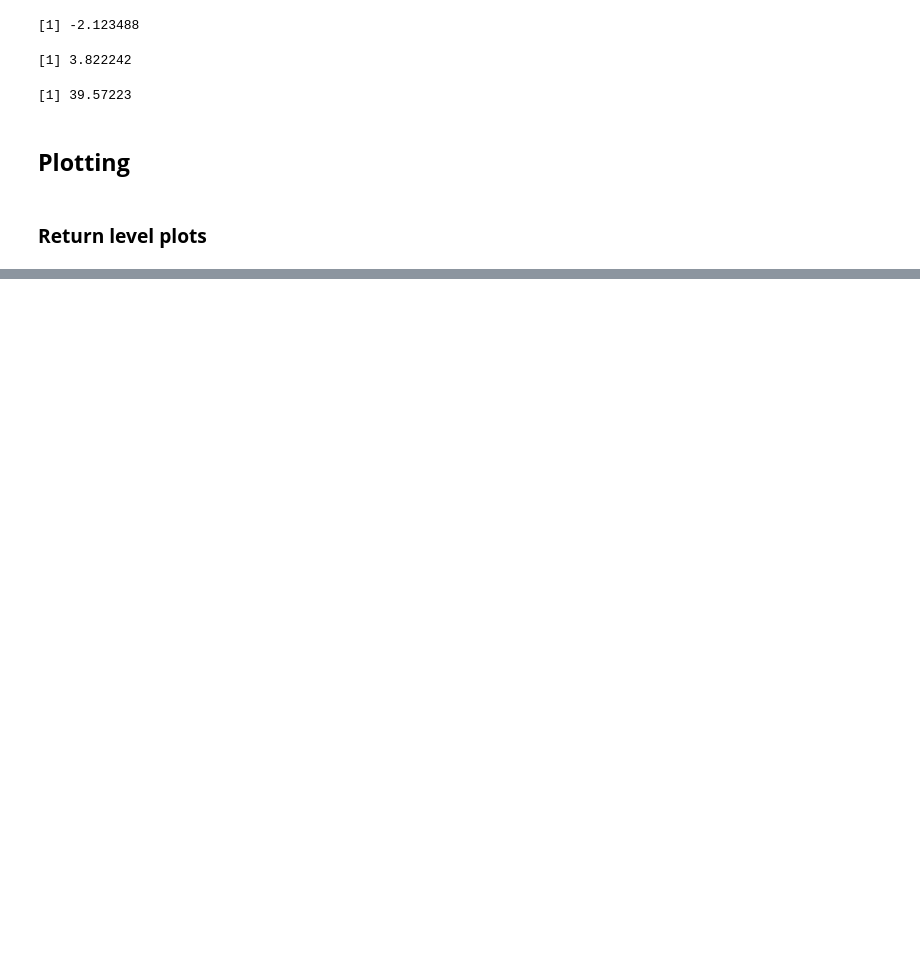
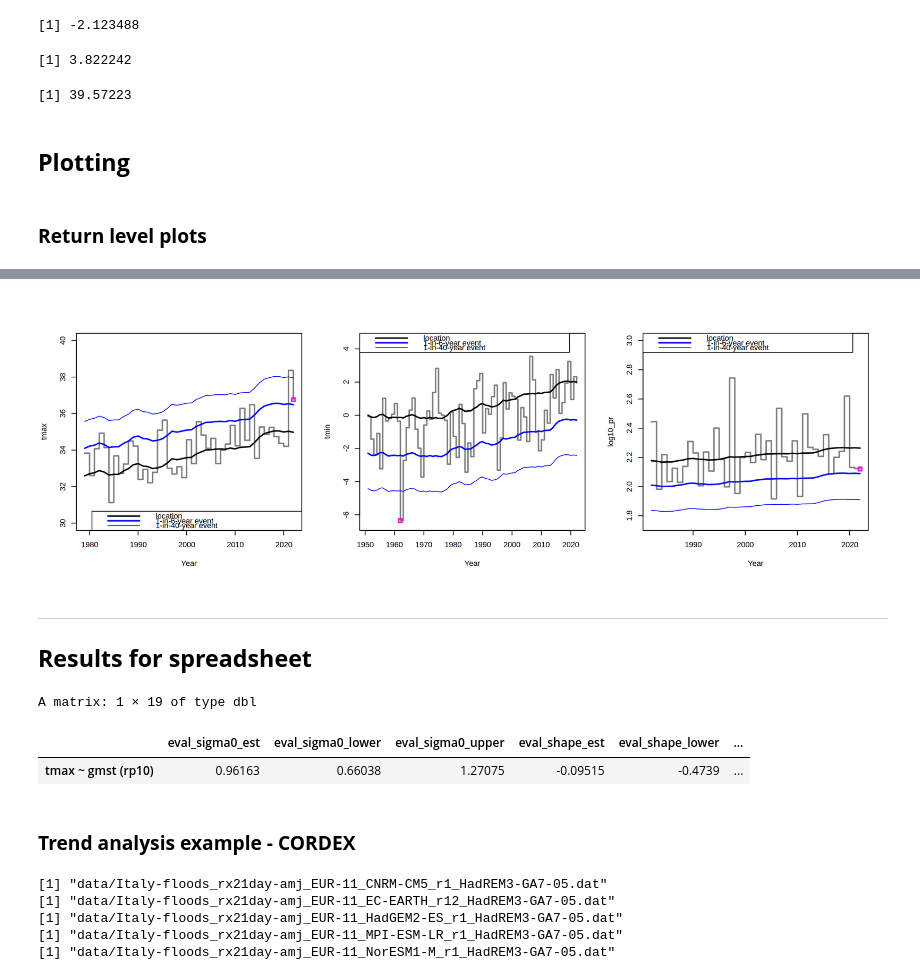
Before and after one commit to clairbarnes/wwa-archive, a Jupyter notebook: 00_model-fitting/working_R.ipynb, the cells around one changed output, grey strips where cells are left out. Drawn from its saved outputs; the diff is of its cells as text; code cells hidden in the pictures; blank space fills up the shorter version.

Commit message:
First version of model fitting methods

```diff
--- a/00_model-fitting/working_R.ipynb
+++ b/00_model-fitting/working_R.ipynb
@@ -455,0 +511,27 @@ plot_returnlevels(pr_fd, cov1 = gmst_2022, cov1_cf = gmst_pi)
+# %%
+plot_trend <- function(mdl, ylab = NA, legend_pos = "topleft", main = "", ...) {
+
+    if(is.na(ylab)) {ylab <- mdl$varnm}
+    if(is.na(ylim[1])) { ylim <- range(pretty(mdl$x)) }
+
+    plot(mdl$data$year, mdl$x, type = "s", lwd = 2, col = adjustcolor("black", alpha = 0.5), xlab = "Year", ylab = ylab, main = main, ...)
+
+    lines(mdl$data$year, ns_pars(mdl)$loc, col = "black", lwd = 2)
+    matplot(mdl$data$year, eff_return_level(c(6,40), mdl), type = "l", lty = 1, add = T, col = "blue", lwd = c(2,1))
+
+    points(mdl$data$year[mdl$ev_idx], mdl$x[mdl$ev_idx], col = "magenta", lwd = 2, pch = 0)
+
+    # add legend
+    legend(legend_pos, legend = c("location", "1-in-6-year event", "1-in-40-year event"), lty = 1, col = c("black", "blue", "blue"), lwd = c(2,2,1))
+}
+# %%
+prep_window(c(1,3))
+
+plot_trend(tmax_shift, legend_pos = "bottomright", ylim = c(30,40))
+plot_trend(tmin_shift, ylim = c(-6.5,4.5))
+plot_trend(pr_fd, ylim = c(1.75, 3))
+# %% [output]
+[figure, added]
+# %% [markdown]
+---
+## **Results for spreadsheet**
@@ -455,0 +630,51 @@ plot_returnlevels(pr_fd, cov1 = gmst_2022, cov1_cf = gmst_pi)
+# %%
+cmodel_results(tmax_shift, rp = 10, cov_pres = gmst_2022, nsamp = 1000)
+# %% [output]
+A matrix: 1 × 19 of type dbl
+|  | eval_sigma0_est | eval_sigma0_lower | eval_sigma0_upper | eval_shape_est | eval_shape_lower | ... |
+| tmax ~ gmst (rp10) | 0.96163 | 0.66038 | 1.27075 | -0.09515 | -0.4739 | ... |
+# %% [markdown]
+### **Trend analysis example - CORDEX**
+# %%
+# loop over all available models, get results for each
+invisible(sapply(list.files("data", pattern = "rx21day-amj_EUR-11", full.names = T), function(fnm) {
+
+    # results will be saved in a .csv file, one per model
+    res_fnm <- paste0("res/res_",gsub("data/", "", gsub(".dat", "", fnm)), ".csv")
+    print(fnm)
+    if(!file.exists(res_fnm)) {   # won't replace any files that already exist - have to delete manually first
+
+        # identify the correct GMST file
+        gmst_fnm <- list.files("data", paste0("smoothed-gsat_", strsplit(fnm, "_")[[1]][4], "_rcp85_", strsplit(fnm, "_")[[1]][5], ".dat"), full.names = T)
+
+        # load data & merge into single dataframe
+        var <- read.csv(fnm, comment.char = "#", sep = " ", header = F, col.names = c("year", "var"))
+        gmst <- read.csv(gmst_fnm, comment.char = "#", sep = " ", header = F, col.names = c("year", "gmst"))
+        df <- merge(gmst, var)
+
+        #~~~~~~~~~~~~~~~~~~~~~~~~~~~~~~~~~~~~~~~~~~~~~~~~~~~~~~~~~~~~~~~~~~~~~~~~~~~~~~~~~~~~~~~~~~~~~~~~~~~~~~~~~~~~~~~~~~~~~~~~~
+        # SPECIFY MODEL TO BE ANALYSED
+
+        # return period of event
+        rp <- 10
+
+        # value of covariate in present/factual climate
+        event_cov <- df[df$year == 2023, "gmst"]
+
+        # fit the model - this is used as a template for the attribution
+        mdl <- fit_ns("gev", "fixeddisp", df, "var", "gmst", lower = F, mintemps = F, event_index = which(df$year == 2023))
+
+        #~~~~~~~~~~~~~~~~~~~~~~~~~~~~~~~~~~~~~~~~~~~~~~~~~~~~~~~~~~~~~~~~~~~~~~~~~~~~~~~~~~~~~~~~~~~~~~~~~~~~~~~~~~~~~~~~~~~~~~~~~
+
+        # get model results & save as .csv
+        res_df <- cmodel_results(mdl, rp = rp, cov_pres = event_cov, nsamp = 50)
+        rownames(res_df) <- gsub(".dat", "", paste0(strsplit(fnm, "_")[[1]][4:6], collapse = "_"))
+        write.csv(res_df, res_fnm)
+    }
+}))
+# %% [output]
+[1] "data/Italy-floods_rx21day-amj_EUR-11_CNRM-CM5_r1_HadREM3-GA7-05.dat"
+[1] "data/Italy-floods_rx21day-amj_EUR-11_EC-EARTH_r12_HadREM3-GA7-05.dat"
+[1] "data/Italy-floods_rx21day-amj_EUR-11_HadGEM2-ES_r1_HadREM3-GA7-05.dat"
+[1] "data/Italy-floods_rx21day-amj_EUR-11_MPI-ESM-LR_r1_HadREM3-GA7-05.dat"
+[1] "data/Italy-floods_rx21day-amj_EUR-11_NorESM1-M_r1_HadREM3-GA7-05.dat"
```
Also changed, not shown: parts of 18 cells of this notebook, 2 other files.
